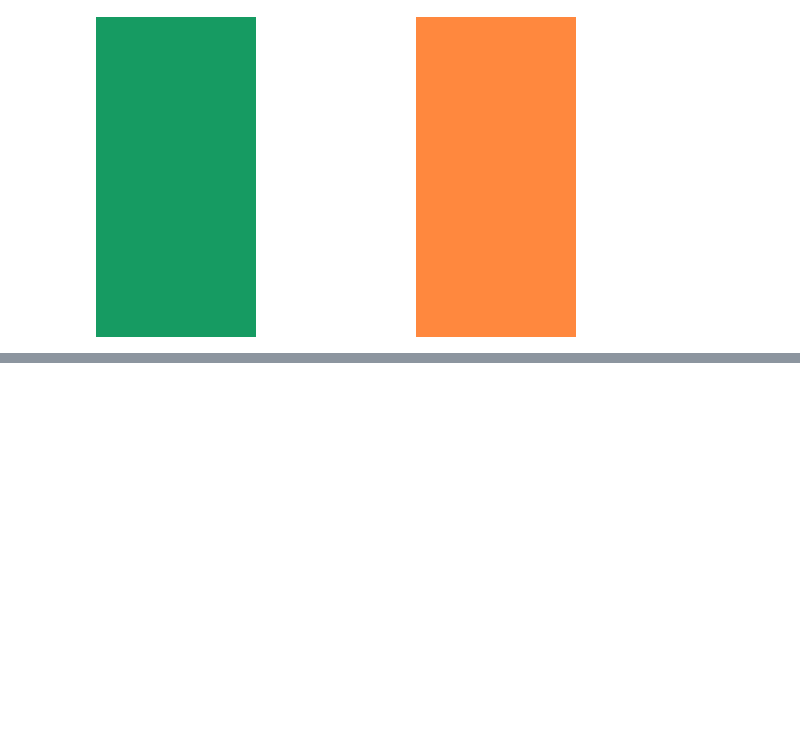
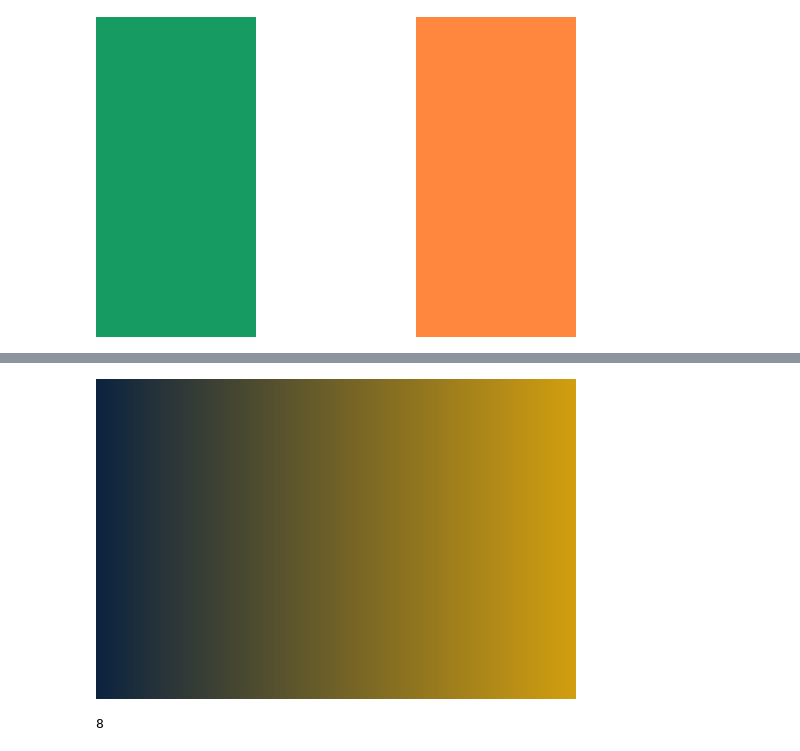
Before and after one commit to mmorri22/cse10001, a Jupyter notebook: lec13_code - Solutions.ipynb, the cells around one changed output, grey strips where cells are left out. Saved outputs shown, nothing was run; the diff lists cells and outputs as text; code cells hidden in the pictures; blank space fills up the shorter version.

```diff
--- a/lec13_code - Solutions.ipynb
+++ b/lec13_code - Solutions.ipynb
@@ -155,9 +178,35 @@ display(image)
 # %%
 color1 = (12, 35, 64)
 color2 = (211, 159, 16)
 width  = 480
 height = 320
 
-# In-Class Code Goes Here
+image = Image.new( 'RGBA', (width,height) )
+
+for x in range(width):
+
+    for y in range(height):
+
+        weight = 1.0 - (x / width)
+        new_r = int( color1[0]*weight + color2[0]*(1-weight) )
+        new_g = int( color1[1]*weight + color2[1]*(1-weight) )
+        new_b = int( color1[2]*weight + color2[2]*(1-weight) )
+
+        image.putpixel( (x, y) , (new_r, new_g, new_b) )
 
 display(image)
+# %% [output]
+[figure, added]
+# %%
+def sample_recur( x_val ):
+
+    # Base Case
+    if x_val < 5:
+        return 2
+
+    # Recursive Case
+    return sample_recur( x_val - 2 ) + sample_recur( x_val - 3 )
+
+sample_recur( 8 )
+# %% [output]
+8
```
Also changed, not shown: parts of 9 cells of this notebook.
